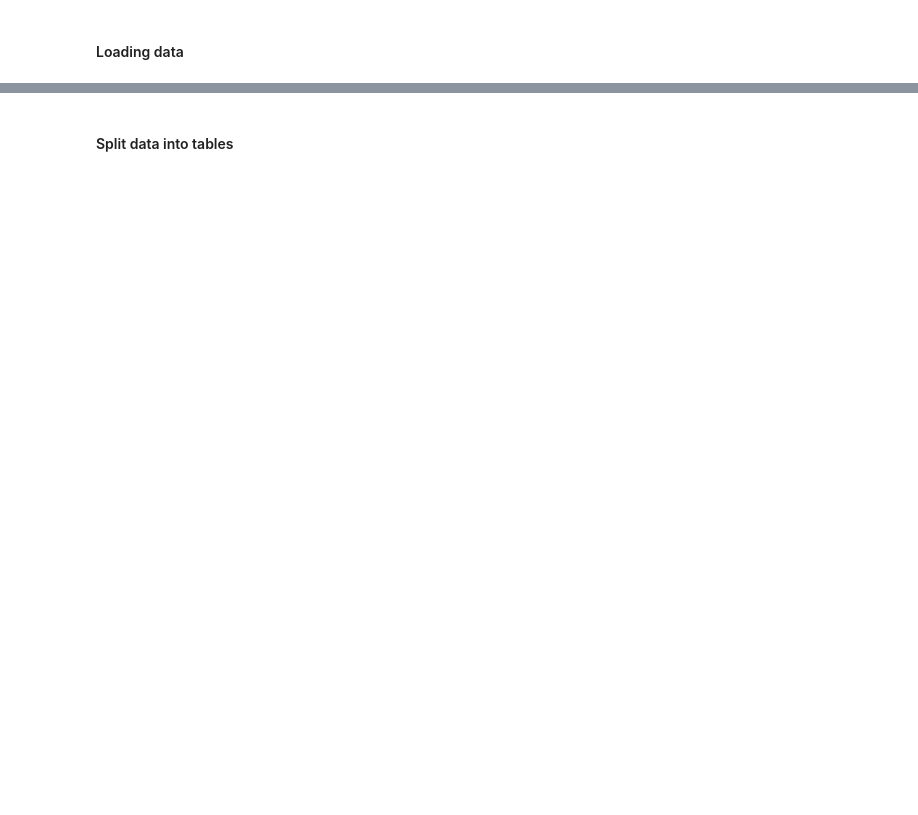
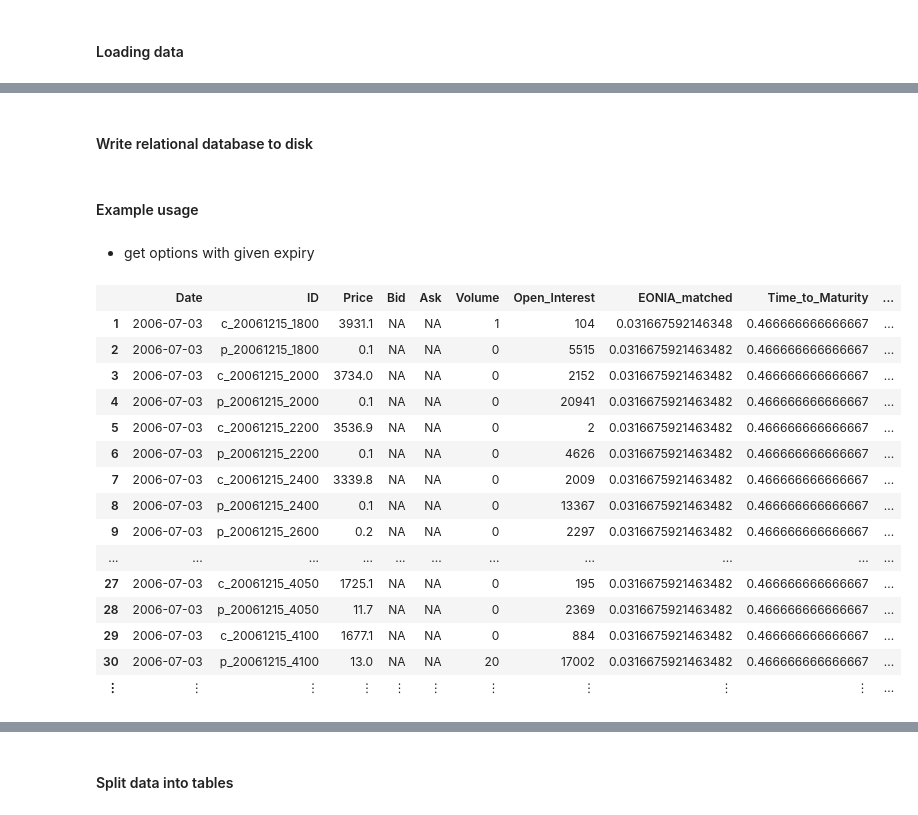
Before and after one commit to JuliaFinMetriX/option_prices, a Jupyter notebook: notebooks/creating_relational_database.ipynb, the cells around one changed output, grey strips where cells are left out. Drawn from its saved outputs; the diff is of its cells as text; code cells hidden in the pictures; blank space fills up the shorter version.

Commit message:
relational database added

```diff
--- a/notebooks/creating_relational_database.ipynb
+++ b/notebooks/creating_relational_database.ipynb
@@ -18,0 +75,11 @@ elapsed time: 12.954250909 seconds (3564920424 bytes allocated, 11.75% gc time)
+# %%
+nObs = size(dat, 1)
+optIDs = Array(String, nObs)
+
+@time begin
+    for ii=1:nObs
+        optIDs[ii] = optParamsToString(dat[ii, :Expiry], dat[ii, :Strike], dat[ii, :IsCall])
+    end
+end
+
+optIDs[1:4]
@@ -18,0 +241,2 @@ elapsed time: 12.954250909 seconds (3564920424 bytes allocated, 11.75% gc time)
+# %% [markdown]
+#### Write relational database to disk
@@ -18,0 +249,25 @@ elapsed time: 12.954250909 seconds (3564920424 bytes allocated, 11.75% gc time)
+# %% [markdown]
+#### Example usage
+# %% [markdown]
+- get options with given expiry
+# %%
+optPrices1 = DataFrame(Date = optData[:Date], ID = optIDs, Price = optData[:Option_Price])
+optPrices2 = optData[[:Bid, :Ask, :Volume, :Open_Interest, :EONIA_matched, :Time_to_Maturity, :DAX]]
+optPrices = [optPrices1 optPrices2]
+# %% [output]
+|  | Date | ID | Price | Bid | Ask | Volume | Open_Interest | EONIA_matched | Time_to_Maturity | ... |
+| 1 | 2006-07-03 | c_20061215_1800 | 3931.1 | NA | NA | 1 | 104 | 0.031667592146348 | 0.466666666666667 | ... |
+| 2 | 2006-07-03 | p_20061215_1800 | 0.1 | NA | NA | 0 | 5515 | 0.0316675921463482 | 0.466666666666667 | ... |
+| 3 | 2006-07-03 | c_20061215_2000 | 3734.0 | NA | NA | 0 | 2152 | 0.0316675921463482 | 0.466666666666667 | ... |
+| 4 | 2006-07-03 | p_20061215_2000 | 0.1 | NA | NA | 0 | 20941 | 0.0316675921463482 | 0.466666666666667 | ... |
+| 5 | 2006-07-03 | c_20061215_2200 | 3536.9 | NA | NA | 0 | 2 | 0.0316675921463482 | 0.466666666666667 | ... |
+| 6 | 2006-07-03 | p_20061215_2200 | 0.1 | NA | NA | 0 | 4626 | 0.0316675921463482 | 0.466666666666667 | ... |
+| 7 | 2006-07-03 | c_20061215_2400 | 3339.8 | NA | NA | 0 | 2009 | 0.0316675921463482 | 0.466666666666667 | ... |
+| 8 | 2006-07-03 | p_20061215_2400 | 0.1 | NA | NA | 0 | 13367 | 0.0316675921463482 | 0.466666666666667 | ... |
+| 9 | 2006-07-03 | p_20061215_2600 | 0.2 | NA | NA | 0 | 2297 | 0.0316675921463482 | 0.466666666666667 | ... |
+| ... | ... | ... | ... | ... | ... | ... | ... | ... | ... | ... |
+| 27 | 2006-07-03 | c_20061215_4050 | 1725.1 | NA | NA | 0 | 195 | 0.0316675921463482 | 0.466666666666667 | ... |
+| 28 | 2006-07-03 | p_20061215_4050 | 11.7 | NA | NA | 0 | 2369 | 0.0316675921463482 | 0.466666666666667 | ... |
+| 29 | 2006-07-03 | c_20061215_4100 | 1677.1 | NA | NA | 0 | 884 | 0.0316675921463482 | 0.466666666666667 | ... |
+| 30 | 2006-07-03 | p_20061215_4100 | 13.0 | NA | NA | 20 | 17002 | 0.0316675921463482 | 0.466666666666667 | ... |
+| ⋮ | ⋮ | ⋮ | ⋮ | ⋮ | ⋮ | ⋮ | ⋮ | ⋮ | ⋮ | ... |
```
Also changed, not shown: parts of 38 cells of this notebook.
